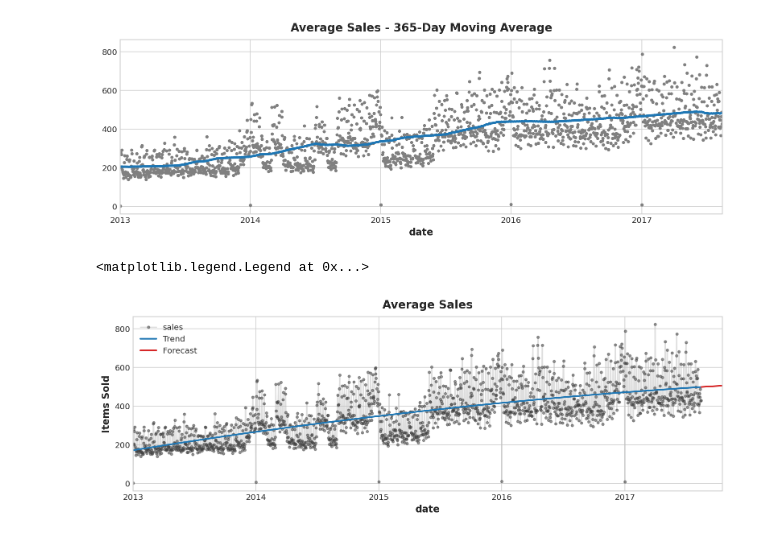
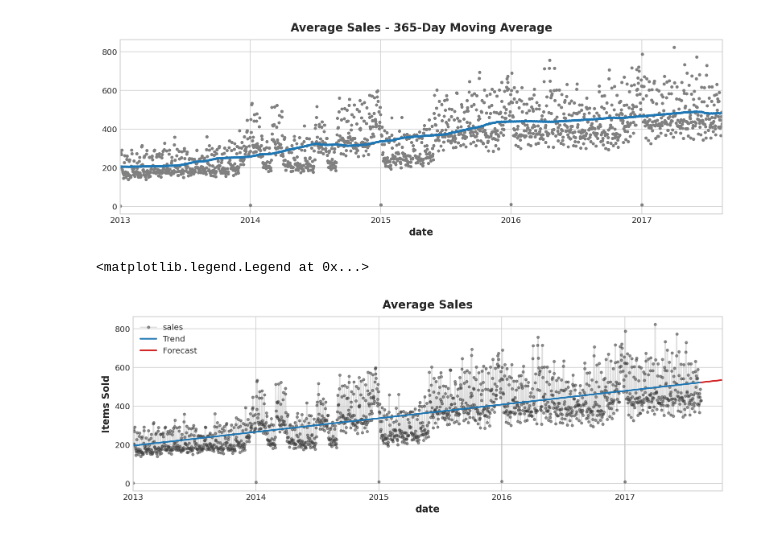
Before and after one commit to jkeogh2031/store_sales_time_series_forecasting, a Jupyter notebook: store-sales-time-series-forecasting.ipynb, the cells around one changed output. Drawn from its saved outputs; the diff is of its cells as text; code cells hidden in the pictures.

```diff
--- a/store-sales-time-series-forecasting.ipynb
+++ b/store-sales-time-series-forecasting.ipynb
@@ -162,27 +162,27 @@ moving_average.plot(ax=ax, linewidth=3, title="Average Sales - 365-Day Moving Av
 # %%
 # Average sales polynomial trend and associated forecast
 
 y = average_sales.copy()
 
 dp = DeterministicProcess(
     index=y.index,
-    order=2,
+    order=1,
 )
 
 X = dp.in_sample()
 X_fore = dp.out_of_sample(64)
 
 model = LinearRegression()
 model.fit(X, y)
 
 y_pred = pd.Series(model.predict(X), index=X.index)
 y_fore = pd.Series(model.predict(X_fore), index=X_fore.index)
 
 ax = y.plot(**plot_params, alpha=0.5, title="Average Sales", ylabel="Items Sold")
 ax = y_pred.plot(ax=ax, linewidth=2, label="Trend", color="C0")
 ax = y_fore.plot(ax=ax, linewidth=2, label="Forecast", color="C3")
 ax.legend()
 # %% [output]
 <matplotlib.legend.Legend at 0x...>
-[figure, old version]
+[figure, new version]
 # %%
```
Also changed, not shown: parts of 21 cells of this notebook.
